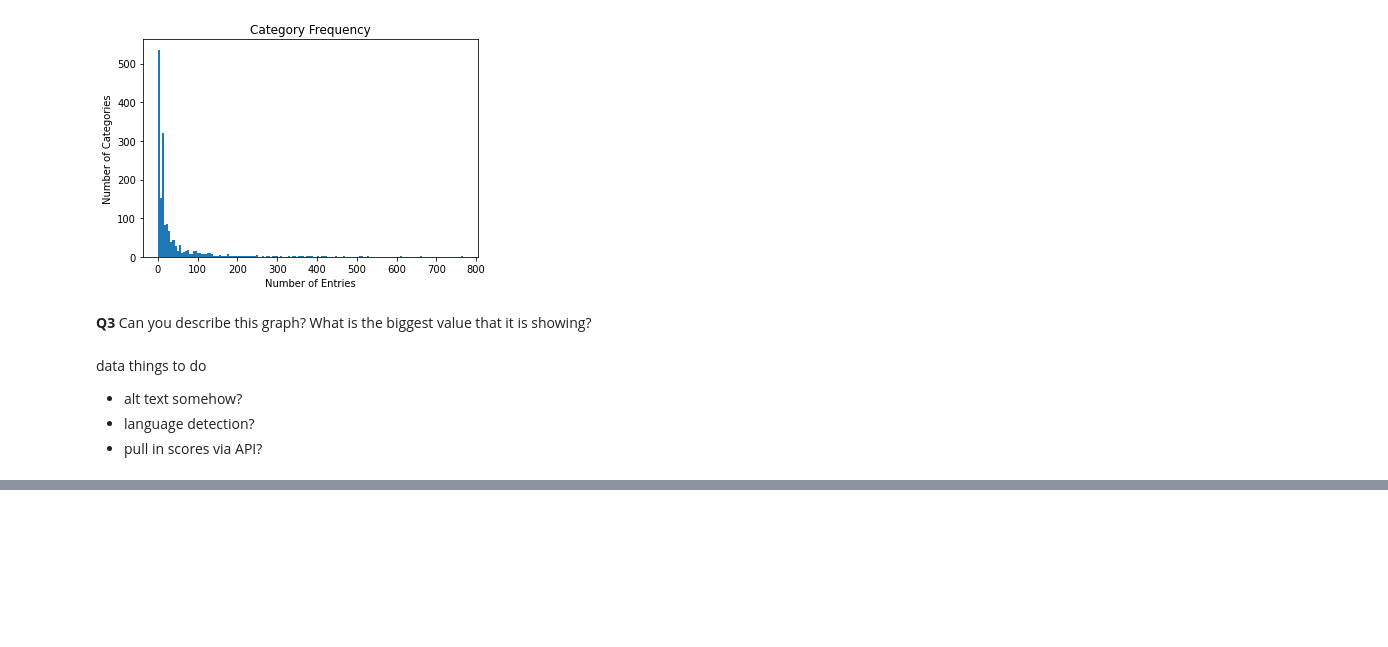
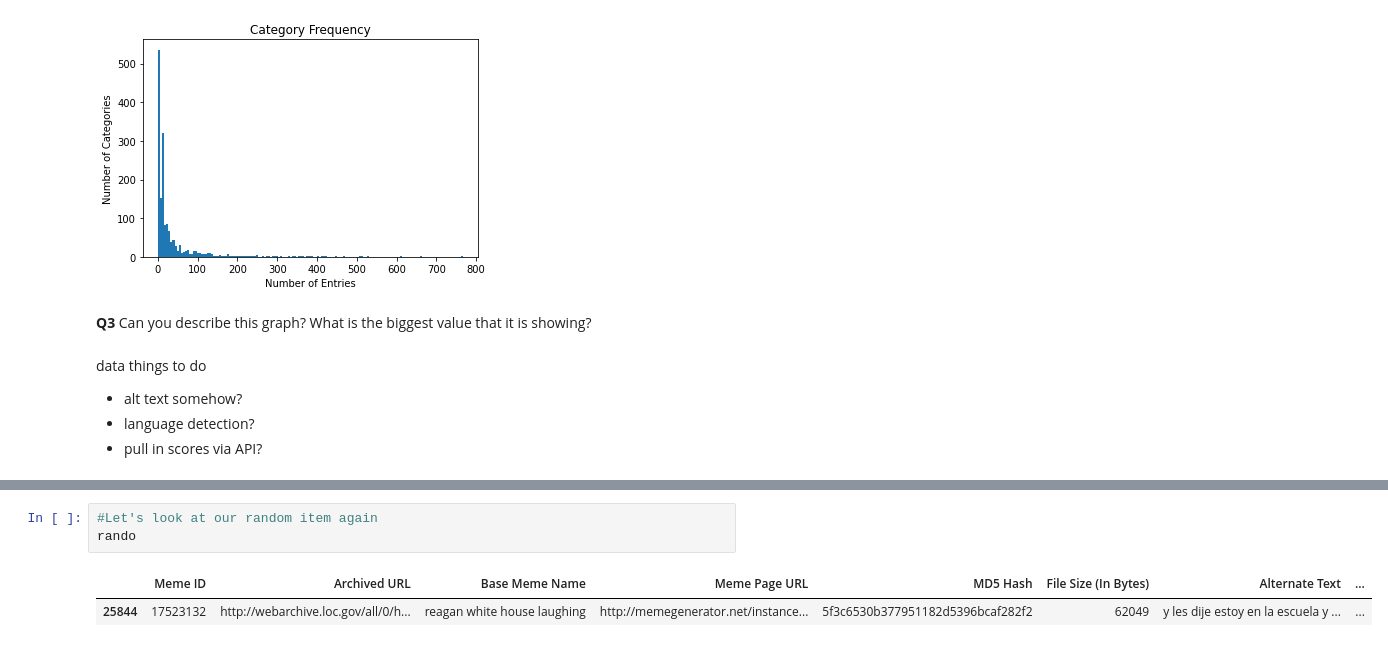
Before and after one commit to cmurgu/jbooks, a Jupyter notebook: Meme_Web_Archive_Exploration.ipynb, the cells around one changed output, grey strips where cells are left out. Cells and saved outputs as stored; diff of their text form; blank space fills up the shorter version.

```diff
--- a/Meme_Web_Archive_Exploration.ipynb
+++ b/Meme_Web_Archive_Exploration.ipynb
@@ -157,0 +177,6 @@ data things to do
+# %%
+#Let's look at our random item again
+rando
+# %% [output]
+|  | Meme ID | Archived URL | Base Meme Name | Meme Page URL | MD5 Hash | File Size (In Bytes) | Alternate Text | ... |
+| 25844 | 17523132 | http://webarchive.loc.gov/all/0/h... | reagan white house laughing | http://memegenerator.net/instance... | 5f3c6530b377951182d5396bcaf282f2 | 62049 | y les dije estoy en la escuela y ... | ... |
```
Also changed, not shown: parts of 9 cells of this notebook, 16 other files.
